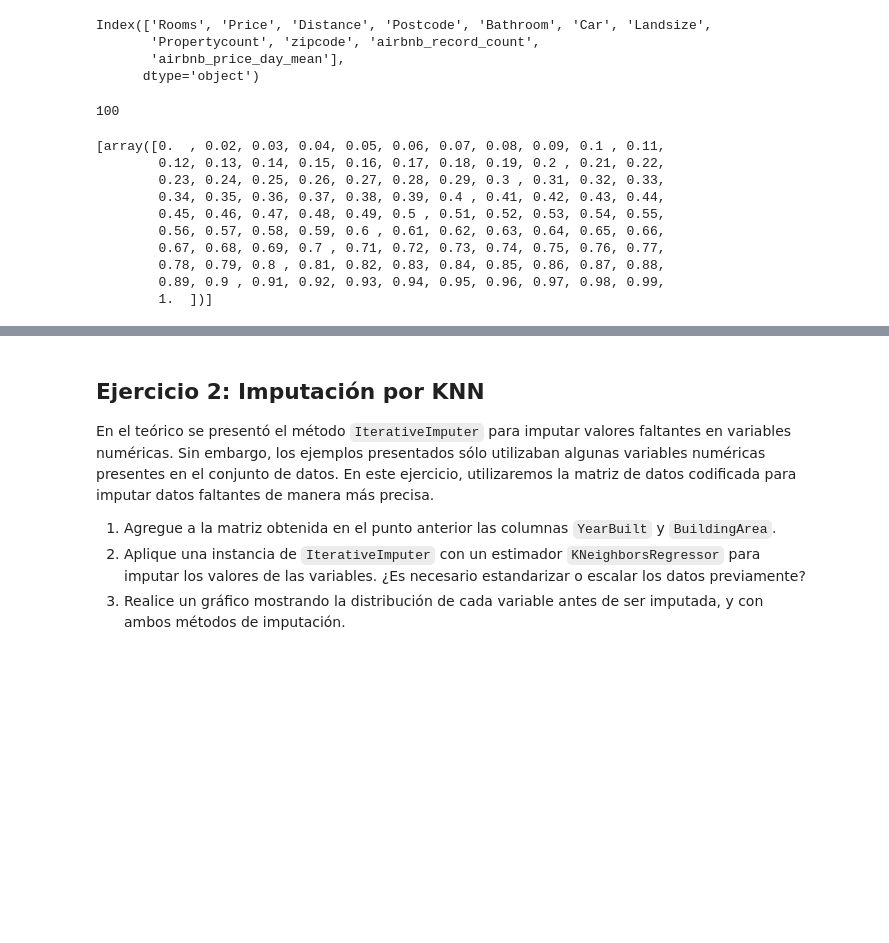
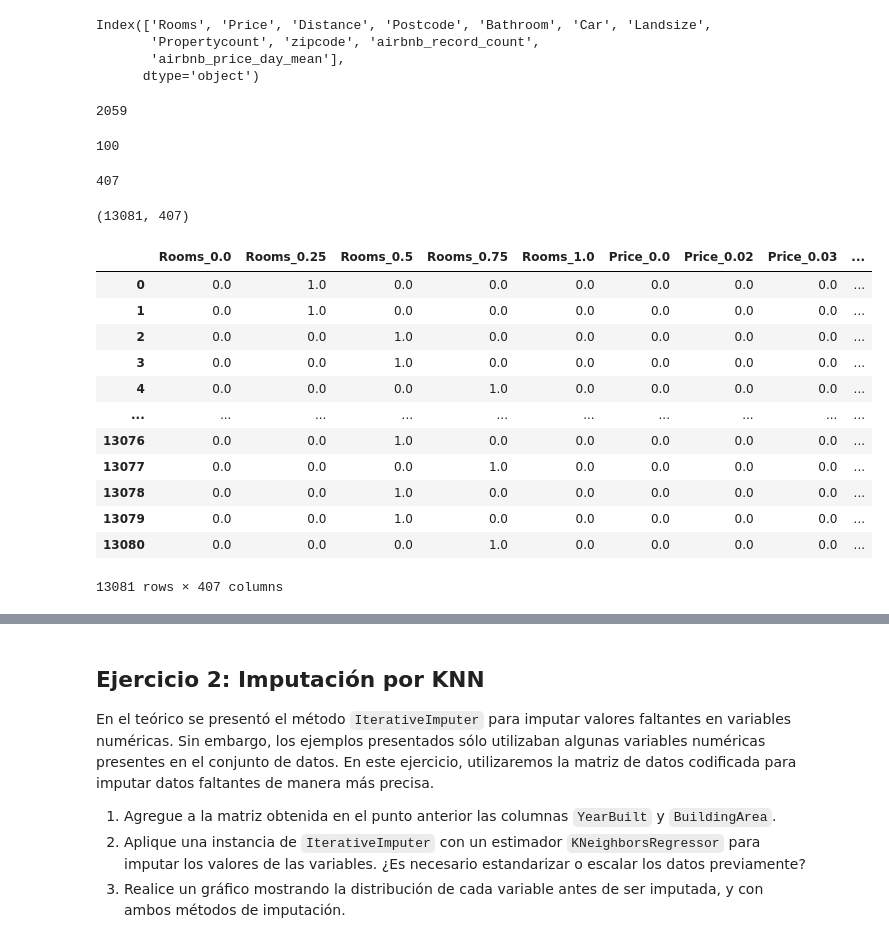
Before and after one commit to eliasexequiel/diplodatos, a Jupyter notebook: 02_analisis_y_curacion/entregable_parte2_wolfmann.ipynb, the cells around one changed output, grey strips where cells are left out. Drawn from its saved outputs; the diff is of its cells as text; code cells hidden in the pictures; blank space fills up the shorter version.

```diff
--- a/02_analisis_y_curacion/entregable_parte2_wolfmann.ipynb
+++ b/02_analisis_y_curacion/entregable_parte2_wolfmann.ipynb
@@ -48,24 +50,51 @@ Index(['Rooms', 'Price', 'Distance', 'Postcode', 'Bathroom', 'Car', 'Landsize',
        'airbnb_price_day_mean'],
       dtype='object')
 # %%
-df['Price'].round(2).nunique()
+df['Price'].nunique()
 # %% [output]
-100
+2059
+# %%
+#utilizo solo 100 valores de price asi no se hace muy extensa la matriz
+df['Price'].round(2).nunique()
+# %% [output]
+100
+# %%
+df[['Rooms', 'Price', 'Distance', 'Postcode', 'Bathroom', 'Car', 'Landsize',
+       'Propertycount', 'zipcode', 'airbnb_record_count',
+       'airbnb_price_day_mean']].round(2).nunique().sum()
+#agrego solo 407 columnas asi no se hace muy extensa la matriz
+# %% [output]
+407
 # %%
 from sklearn.preprocessing import OneHotEncoder
 
 encoder = OneHotEncoder(sparse=False)
-encoder.fit(df[['Price']].round(2))
+one_hot_array=encoder.fit_transform(df[['Rooms', 'Price', 'Distance', 'Postcode', 'Bathroom', 'Car', 'Landsize',
+       'Propertycount', 'zipcode', 'airbnb_record_count',
+       'airbnb_price_day_mean']].round(2))
 # We can inspect the categories found by the encoder
-encoder.categories_
+one_hot_array.shape
 # %% [output]
-[array([0.  , 0.02, 0.03, 0.04, 0.05, 0.06, 0.07, 0.08, 0.09, 0.1 , 0.11,
-        0.12, 0.13, 0.14, 0.15, 0.16, 0.17, 0.18, 0.19, 0.2 , 0.21, 0.22,
-        0.23, 0.24, 0.25, 0.26, 0.27, 0.28, 0.29, 0.3 , 0.31, 0.32, 0.33,
-        0.34, 0.35, 0.36, 0.37, 0.38, 0.39, 0.4 , 0.41, 0.42, 0.43, 0.44,
-        0.45, 0.46, 0.47, 0.48, 0.49, 0.5 , 0.51, 0.52, 0.53, 0.54, 0.55,
-        0.56, 0.57, 0.58, 0.59, 0.6 , 0.61, 0.62, 0.63, 0.64, 0.65, 0.66,
-        0.67, 0.68, 0.69, 0.7 , 0.71, 0.72, 0.73, 0.74, 0.75, 0.76, 0.77,
-        0.78, 0.79, 0.8 , 0.81, 0.82, 0.83, 0.84, 0.85, 0.86, 0.87, 0.88,
-        0.89, 0.9 , 0.91, 0.92, 0.93, 0.94, 0.95, 0.96, 0.97, 0.98, 0.99,
-        1.  ])]
+(13081, 407)
+# %%
+col_names=encoder.get_feature_names(['Rooms', 'Price', 'Distance', 'Postcode', 'Bathroom', 'Car', 'Landsize',
+       'Propertycount', 'zipcode', 'airbnb_record_count',
+       'airbnb_price_day_mean'])
+# %%
+one_hot_df=pandas.DataFrame(one_hot_array,columns=col_names)
+one_hot_df
+#ver como modificar los nombres asi aparecen las de las variables
+# %% [output]
+|  | Rooms_0.0 | Rooms_0.25 | Rooms_0.5 | Rooms_0.75 | Rooms_1.0 | Price_0.0 | Price_0.02 | Price_0.03 | ... |
+| 0 | 0.0 | 1.0 | 0.0 | 0.0 | 0.0 | 0.0 | 0.0 | 0.0 | ... |
+| 1 | 0.0 | 1.0 | 0.0 | 0.0 | 0.0 | 0.0 | 0.0 | 0.0 | ... |
+| 2 | 0.0 | 0.0 | 1.0 | 0.0 | 0.0 | 0.0 | 0.0 | 0.0 | ... |
+| 3 | 0.0 | 0.0 | 1.0 | 0.0 | 0.0 | 0.0 | 0.0 | 0.0 | ... |
+| 4 | 0.0 | 0.0 | 0.0 | 1.0 | 0.0 | 0.0 | 0.0 | 0.0 | ... |
+| ... | ... | ... | ... | ... | ... | ... | ... | ... | ... |
+| 13076 | 0.0 | 0.0 | 1.0 | 0.0 | 0.0 | 0.0 | 0.0 | 0.0 | ... |
+| 13077 | 0.0 | 0.0 | 0.0 | 1.0 | 0.0 | 0.0 | 0.0 | 0.0 | ... |
+| 13078 | 0.0 | 0.0 | 1.0 | 0.0 | 0.0 | 0.0 | 0.0 | 0.0 | ... |
+| 13079 | 0.0 | 0.0 | 1.0 | 0.0 | 0.0 | 0.0 | 0.0 | 0.0 | ... |
+| 13080 | 0.0 | 0.0 | 0.0 | 1.0 | 0.0 | 0.0 | 0.0 | 0.0 | ... |
+13081 rows × 407 columns
```
Also changed, not shown: parts of 9 cells of this notebook.
